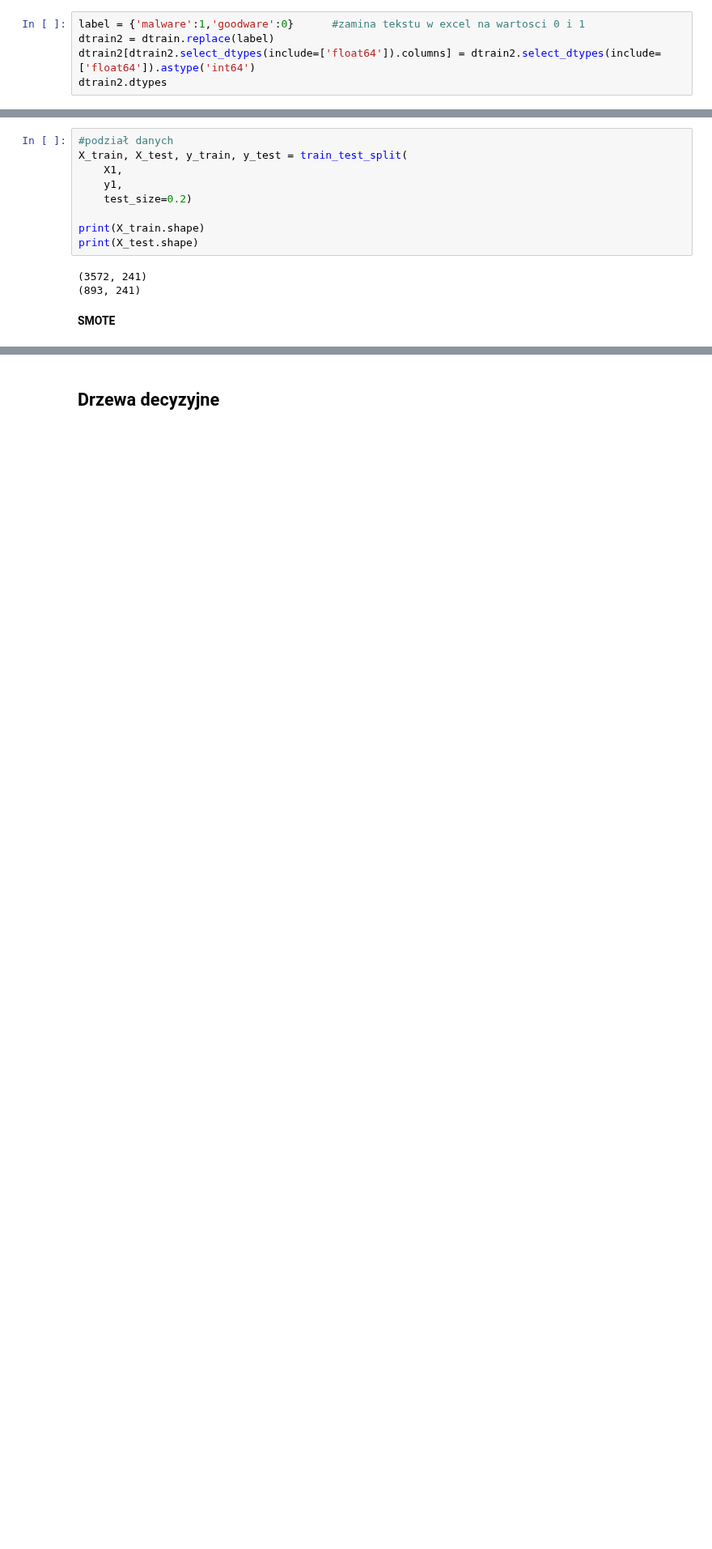
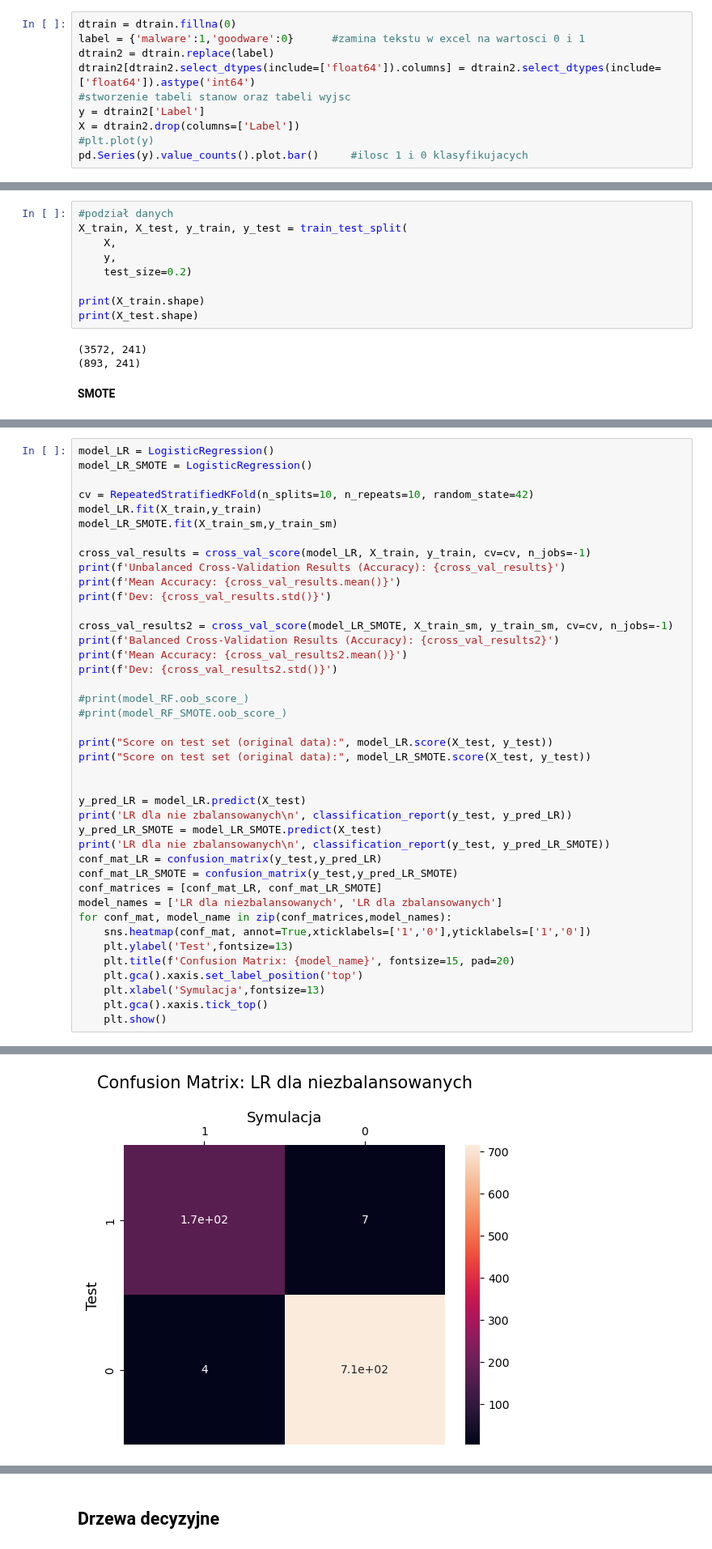
Before and after one commit to BeNNeTTcik/xgboost, a Jupyter notebook: notebooks/nb_android.ipynb, the cells around one changed output, grey strips where cells are left out. Shown at 81% size. Drawn from its saved outputs; the diff is of its cells as text; blank space fills up the shorter version.

```diff
--- a/notebooks/nb_android.ipynb
+++ b/notebooks/nb_android.ipynb
@@ -48,6 +54,11 @@ Length: 242, dtype: object
 # %%
+dtrain = dtrain.fillna(0)
 label = {'malware':1,'goodware':0}      #zamina tekstu w excel na wartosci 0 i 1
 dtrain2 = dtrain.replace(label)
 dtrain2[dtrain2.select_dtypes(include=['float64']).columns] = dtrain2.select_dtypes(include=['float64']).astype('int64')
-dtrain2.dtypes
+#stworzenie tabeli stanow oraz tabeli wyjsc
+y = dtrain2['Label']
+X = dtrain2.drop(columns=['Label'])
+#plt.plot(y)
+pd.Series(y).value_counts().plot.bar()     #ilosc 1 i 0 klasyfikujacych
 # %% [output]
@@ -97,8 +67,8 @@ pd.Series(y1).value_counts().plot.bar()     #ilosc 1 i 0 klasyfikujacych
 # %%
 #podział danych
 X_train, X_test, y_train, y_test = train_test_split(
-    X1,
-    y1,
+    X,
+    y,
     test_size=0.2)
 
 print(X_train.shape)
@@ -122 +97,43 @@ pd.Series(y_train_sm).value_counts().plot.bar()
 [figure]
+# %%
+model_LR = LogisticRegression()
+model_LR_SMOTE = LogisticRegression()
+
+cv = RepeatedStratifiedKFold(n_splits=10, n_repeats=10, random_state=42)
+model_LR.fit(X_train,y_train)
+model_LR_SMOTE.fit(X_train_sm,y_train_sm)
+
+cross_val_results = cross_val_score(model_LR, X_train, y_train, cv=cv, n_jobs=-1)
+print(f'Unbalanced Cross-Validation Results (Accuracy): {cross_val_results}')
+print(f'Mean Accuracy: {cross_val_results.mean()}')
+print(f'Dev: {cross_val_results.std()}')
+
+cross_val_results2 = cross_val_score(model_LR_SMOTE, X_train_sm, y_train_sm, cv=cv, n_jobs=-1)
+print(f'Balanced Cross-Validation Results (Accuracy): {cross_val_results2}')
+print(f'Mean Accuracy: {cross_val_results2.mean()}')
+print(f'Dev: {cross_val_results2.std()}')
+
+#print(model_RF.oob_score_)
+#print(model_RF_SMOTE.oob_score_)
+
+print("Score on test set (original data):", model_LR.score(X_test, y_test))
+print("Score on test set (original data):", model_LR_SMOTE.score(X_test, y_test))
+
+
+y_pred_LR = model_LR.predict(X_test)
+print('LR dla nie zbalansowanych\n', classification_report(y_test, y_pred_LR))
+y_pred_LR_SMOTE = model_LR_SMOTE.predict(X_test)
+print('LR dla nie zbalansowanych\n', classification_report(y_test, y_pred_LR_SMOTE))
+conf_mat_LR = confusion_matrix(y_test,y_pred_LR)
+conf_mat_LR_SMOTE = confusion_matrix(y_test,y_pred_LR_SMOTE)
+conf_matrices = [conf_mat_LR, conf_mat_LR_SMOTE]
+model_names = ['LR dla niezbalansowanych', 'LR dla zbalansowanych']
+for conf_mat, model_name in zip(conf_matrices,model_names):
+    sns.heatmap(conf_mat, annot=True,xticklabels=['1','0'],yticklabels=['1','0'])
+    plt.ylabel('Test',fontsize=13)
+    plt.title(f'Confusion Matrix: {model_name}', fontsize=15, pad=20)
+    plt.gca().xaxis.set_label_position('top')
+    plt.xlabel('Symulacja',fontsize=13)
+    plt.gca().xaxis.tick_top()
+    plt.show()
+# %% [output]
@@ -122,0 +157 @@ pd.Series(y_train_sm).value_counts().plot.bar()
+[figure, added]
```
Also changed, not shown: parts of 8 cells of this notebook.
